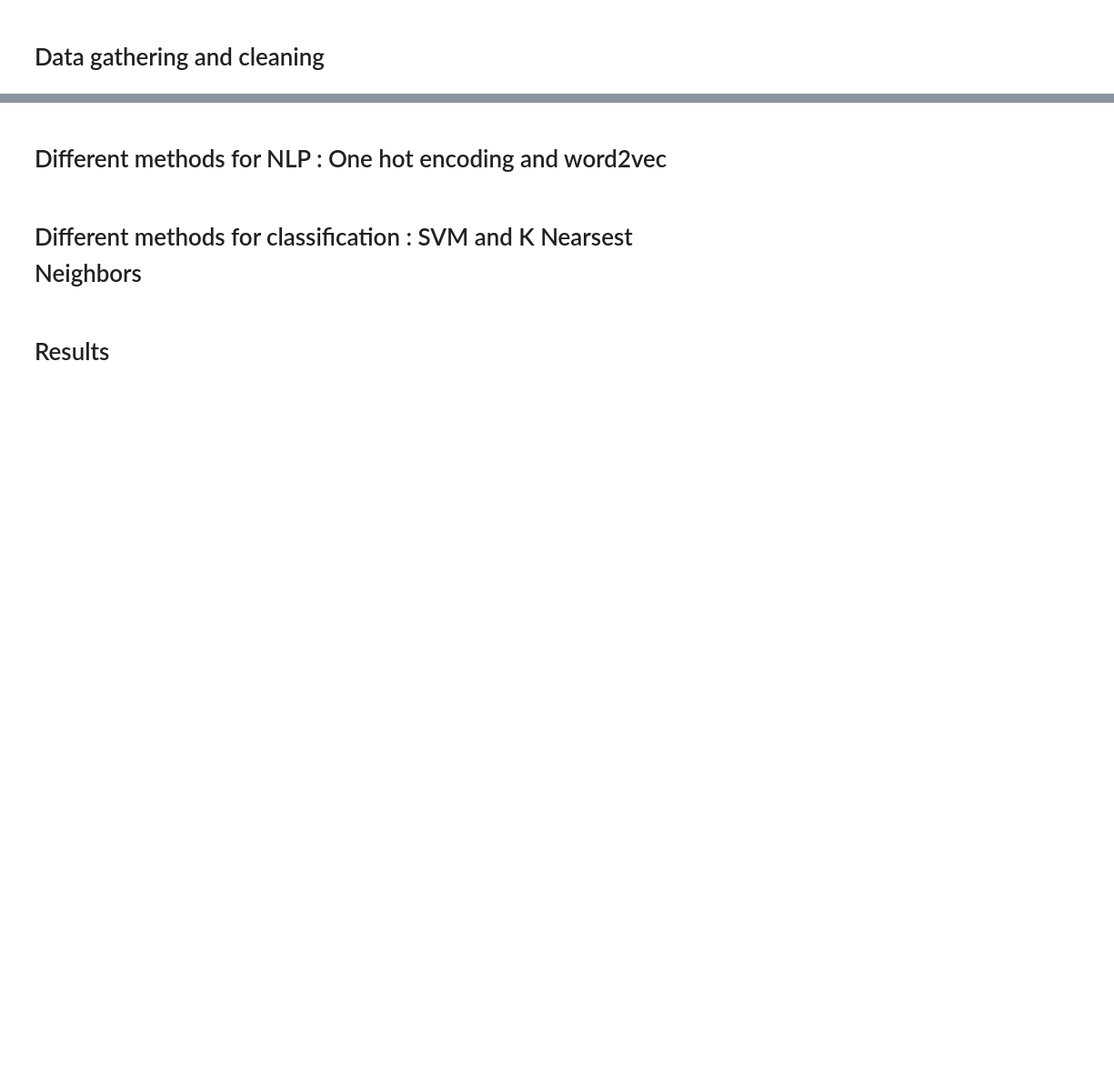
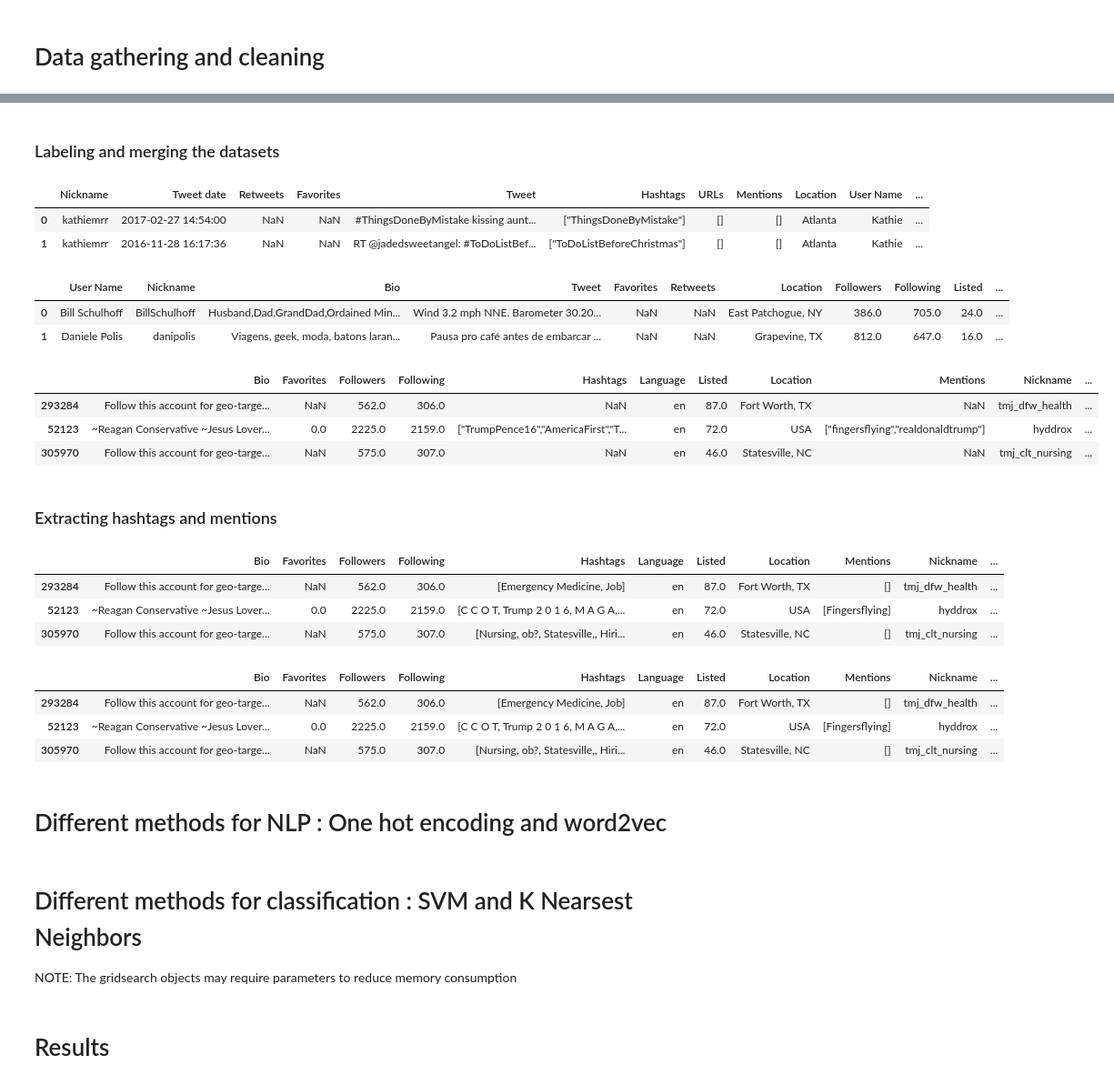
Before and after one commit to gael-vanderlee/TwitterTrolls, a Jupyter notebook: TwitterTroll.ipynb, the cells around one changed output, grey strips where cells are left out. Shown: that part at 91% size. Cells and saved outputs as stored; diff of their text form; code cells hidden in the pictures; blank space fills up the shorter version.

Commit message:
Finished data gathering and cleaning

```diff
--- a/TwitterTroll.ipynb
+++ b/TwitterTroll.ipynb
@@ -19,0 +88,36 @@ Merge normal and troll data
+# %% [markdown]
+### Labeling and merging the datasets
+# %%
+# Merge the troll datasets
+trolls = pd.merge(left=troll_tweets, right=troll_users)
+# %%
+trolls.iloc[:2, :]
+# %% [output]
+|  | Nickname | Tweet date | Retweets | Favorites | Tweet | Hashtags | URLs | Mentions | Location | User Name | ... |
+| 0 | kathiemrr | 2017-02-27 14:54:00 | NaN | NaN | #ThingsDoneByMistake kissing aunt... | ["ThingsDoneByMistake"] | [] | [] | Atlanta | Kathie | ... |
+| 1 | kathiemrr | 2016-11-28 16:17:36 | NaN | NaN | RT @jadedsweetangel: #ToDoListBef... | ["ToDoListBeforeChristmas"] | [] | [] | Atlanta | Kathie | ... |
+# %%
+normal_tweets.iloc[:2, :]
+# %% [output]
+|  | User Name | Nickname | Bio | Tweet | Favorites | Retweets | Location | Followers | Following | Listed | ... |
+| 0 | Bill Schulhoff | BillSchulhoff | Husband,Dad,GrandDad,Ordained Min... | Wind 3.2 mph NNE. Barometer 30.20... | NaN | NaN | East Patchogue, NY | 386.0 | 705.0 | 24.0 | ... |
+| 1 | Daniele Polis | danipolis | Viagens, geek, moda, batons laran... | Pausa pro café antes de embarcar ... | NaN | NaN | Grapevine, TX | 812.0 | 647.0 | 16.0 | ... |
+# %%
+# Put labels
+trolls['y'] = pd.Series([1 for x in range(len(trolls))], index=trolls.index)
+normal_tweets['y'] = pd.Series([0 for x in range(len(normal_tweets))], index=normal_tweets.index)
+# %%
+# Merge normal and troll data
+tweets = trolls.append(normal_tweets, ignore_index=True)
+# %%
+# Random rows we will use for visualization
+rows = [random.randint(0, len(tweets)) for i in range(3)]
+# %%
+tweets.iloc[rows, :]
+# %% [output]
+|  | Bio | Favorites | Followers | Following | Hashtags | Language | Listed | Location | Mentions | Nickname | ... |
+| 293284 | Follow this account for geo-targe... | NaN | 562.0 | 306.0 | NaN | en | 87.0 | Fort Worth, TX | NaN | tmj_dfw_health | ... |
+| 52123 | ~Reagan Conservative ~Jesus Lover... | 0.0 | 2225.0 | 2159.0 | ["TrumpPence16","AmericaFirst","T... | en | 72.0 | USA | ["fingersflying","realdonaldtrump"] | hyddrox | ... |
+| 305970 | Follow this account for geo-targe... | NaN | 575.0 | 307.0 | NaN | en | 46.0 | Statesville, NC | NaN | tmj_clt_nursing | ... |
+# %% [markdown]
+### Extracting hashtags and mentions
@@ -19,0 +150,7 @@ Merge normal and troll data
+# %%
+tweets.iloc[rows, :]
+# %% [output]
+|  | Bio | Favorites | Followers | Following | Hashtags | Language | Listed | Location | Mentions | Nickname | ... |
+| 293284 | Follow this account for geo-targe... | NaN | 562.0 | 306.0 | [Emergency Medicine, Job] | en | 87.0 | Fort Worth, TX | [] | tmj_dfw_health | ... |
+| 52123 | ~Reagan Conservative ~Jesus Lover... | 0.0 | 2225.0 | 2159.0 | [C C O T, Trump 2 0 1 6, M A G A,... | en | 72.0 | USA | [Fingersflying] | hyddrox | ... |
+| 305970 | Follow this account for geo-targe... | NaN | 575.0 | 307.0 | [Nursing, ob?, Statesville,, Hiri... | en | 46.0 | Statesville, NC | [] | tmj_clt_nursing | ... |
@@ -20,3 +170,10 @@ Merge normal and troll data
+# %%
+tweets.iloc[rows, :]
+# %% [output]
+|  | Bio | Favorites | Followers | Following | Hashtags | Language | Listed | Location | Mentions | Nickname | ... |
+| 293284 | Follow this account for geo-targe... | NaN | 562.0 | 306.0 | [Emergency Medicine, Job] | en | 87.0 | Fort Worth, TX | [] | tmj_dfw_health | ... |
+| 52123 | ~Reagan Conservative ~Jesus Lover... | 0.0 | 2225.0 | 2159.0 | [C C O T, Trump 2 0 1 6, M A G A,... | en | 72.0 | USA | [Fingersflying] | hyddrox | ... |
+| 305970 | Follow this account for geo-targe... | NaN | 575.0 | 307.0 | [Nursing, ob?, Statesville,, Hiri... | en | 46.0 | Statesville, NC | [] | tmj_clt_nursing | ... |
 # %% [markdown]
 # Different methods for NLP : One hot encoding and word2vec
 # %%
@@ -28,6 +185,8 @@ Create word2vec dataframe
 Create training and validation set
 # %% [markdown]
 # Different methods for classification : SVM and K Nearsest Neighbors
+
+NOTE: The gridsearch objects may require parameters to reduce memory consumption
 # %%
 Create SVM
 
```
Also changed, not shown: parts of 15 cells of this notebook.
